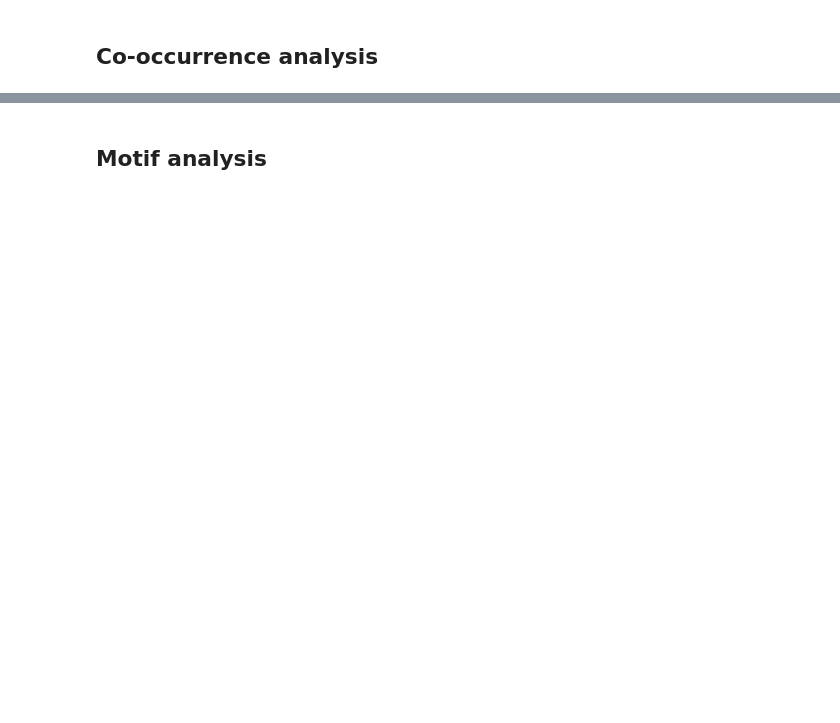
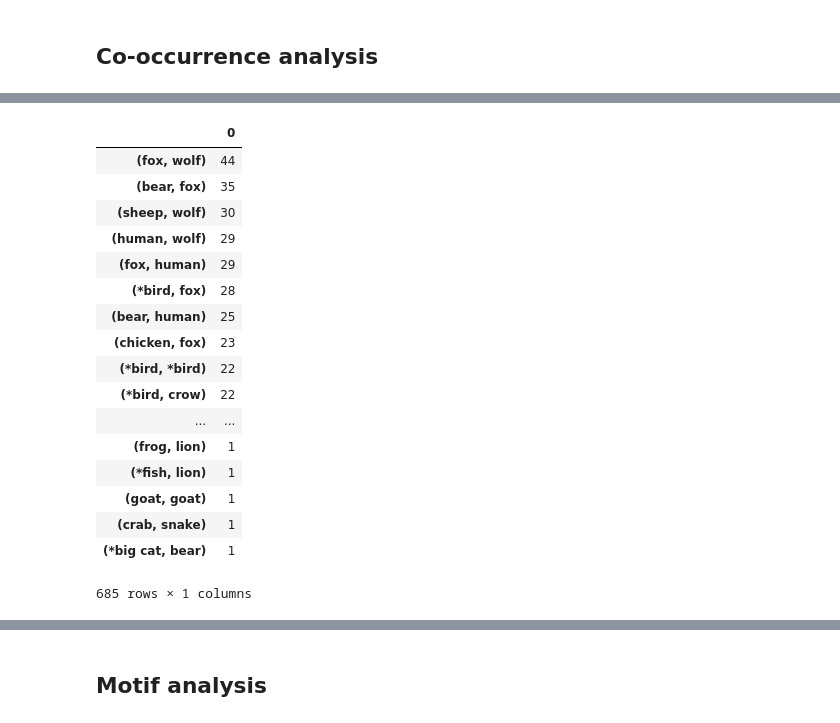
Before and after one commit to satocos135/animalfolktale-analysis, a Jupyter notebook: analysis.ipynb, the cells around one changed output, grey strips where cells are left out. Cells and saved outputs as stored; diff of their text form; code cells hidden in the pictures; blank space fills up the shorter version.

```diff
--- a/analysis.ipynb
+++ b/analysis.ipynb
@@ -133 +159,29 @@ result.sort_values(0, ascending=False)
+# %%
+# after unifying animal categories
+
+raw_counts = count_animals(animals['animals'])
+alt_counts = count_alternatives(alternatives['alternatives'])
+counts = raw_counts - alt_counts
+result = pd.DataFrame.from_dict(counts, orient='index')
+result = result.sort_values(0, ascending=False)
+result
+# %% [output]
+|  | 0 |
+| (fox, wolf) | 44 |
+| (bear, fox) | 35 |
+| (sheep, wolf) | 30 |
+| (human, wolf) | 29 |
+| (fox, human) | 29 |
+| (*bird, fox) | 28 |
+| (bear, human) | 25 |
+| (chicken, fox) | 23 |
+| (*bird, *bird) | 22 |
+| (*bird, crow) | 22 |
+| ... | ... |
+| (frog, lion) | 1 |
+| (*fish, lion) | 1 |
+| (goat, goat) | 1 |
+| (crab, snake) | 1 |
+| (*big cat, bear) | 1 |
+685 rows × 1 columns
 # %%
```
Also changed, not shown: parts of 21 cells of this notebook, 4 other files.
